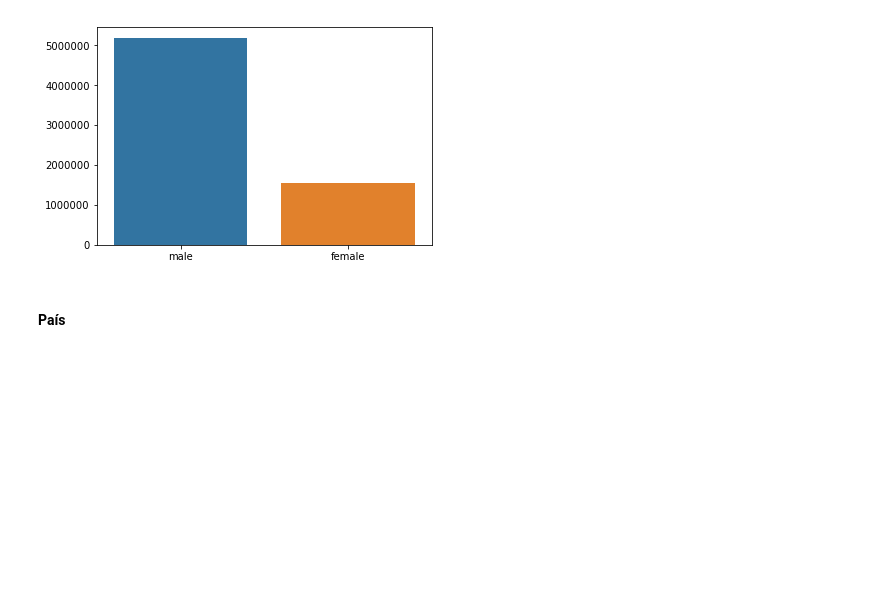
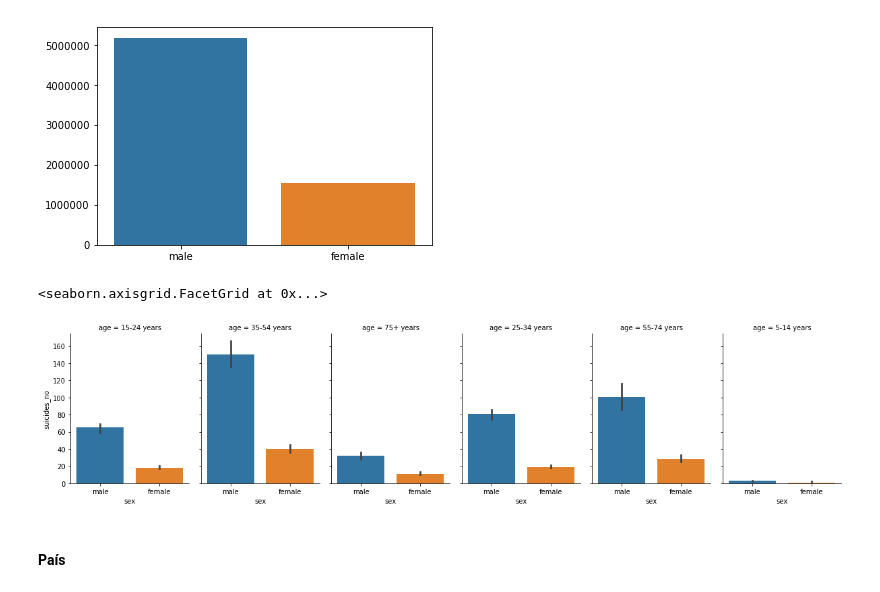
Before and after one commit to lmeazzini/Suicidal-analysis, a Jupyter notebook: Análise dos suicidios - Português.ipynb, the cells around one changed output. Saved outputs shown, nothing was run; the diff lists cells and outputs as text; code cells hidden in the pictures; blank space fills up the shorter version.

```diff
--- a/Análise dos suicidios - Português.ipynb
+++ b/Análise dos suicidios - Português.ipynb
@@ -203,6 +203,11 @@ sns.barplot(x = df['sex'].unique(), y = suicides_no_sex)
 # %% [output]
 <matplotlib.axes._subplots.AxesSubplot at 0x...>
 [figure]
+# %%
+sns.catplot(x='sex', y='suicides_no',col='age', data=df, estimator=np.median,height=4, aspect=.7,kind='bar')
+# %% [output]
+<seaborn.axisgrid.FacetGrid at 0x...>
+[figure, added]
 # %% [markdown]
 #### País
 # %% [markdown]
```
Also changed, not shown: parts of 22 cells of this notebook.
